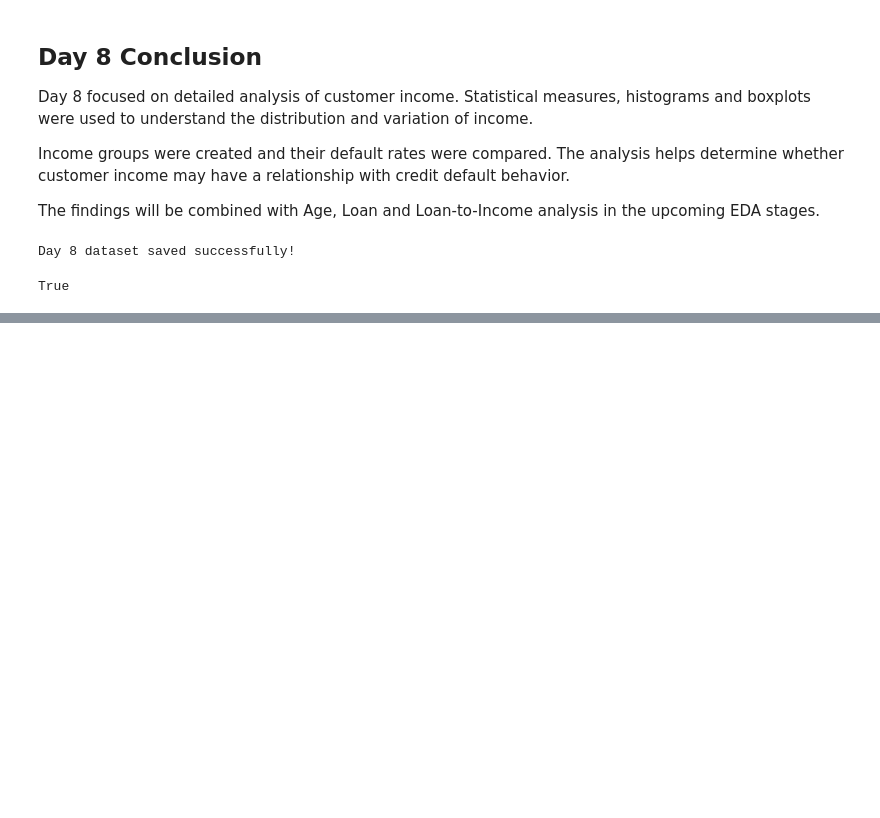
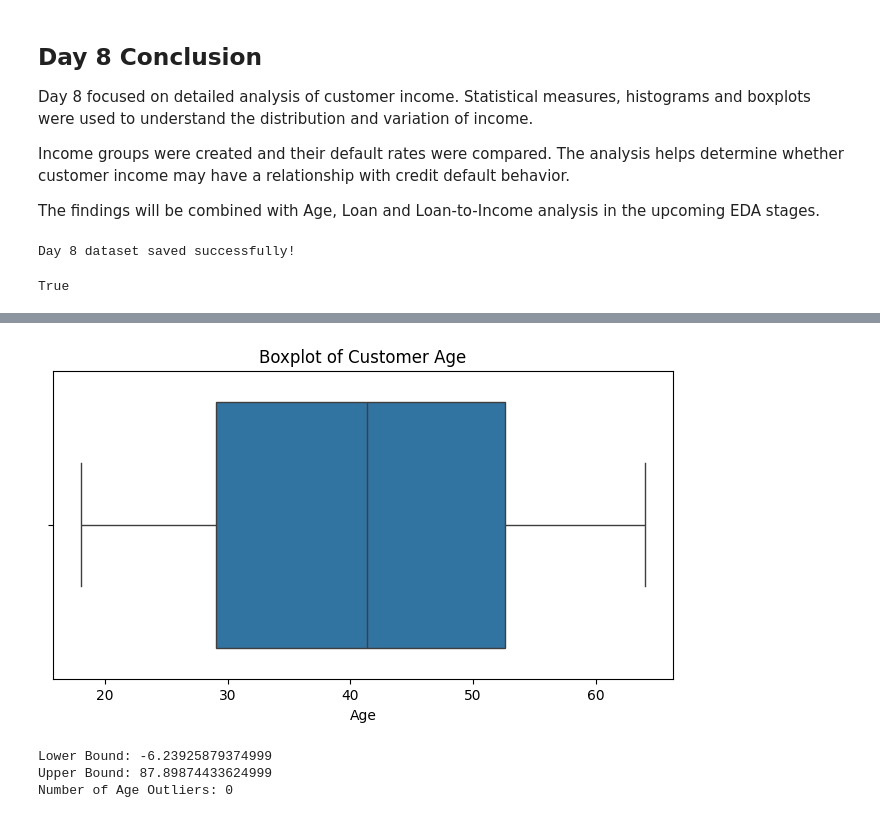
Before and after one commit to amisharout716-svg/Credit-Card-Default-, a Jupyter notebook: Credit_Card_Default_Prediction.ipynb, the cells around one changed output, grey strips where cells are left out. Cells and saved outputs as stored; diff of their text form; code cells hidden in the pictures; blank space fills up the shorter version.

```diff
--- a/Credit_Card_Default_Prediction.ipynb
+++ b/Credit_Card_Default_Prediction.ipynb
@@ -2431,0 +2530,30 @@ True
+# %%
+plt.figure(figsize=(8,4))
+
+sns.boxplot(
+    data=df,
+    x='Age'
+)
+
+plt.title('Boxplot of Customer Age')
+plt.xlabel('Age')
+
+plt.show()
+# %% [output]
+[figure, added]
+# %%
+lower_age = Q1 - 1.5 * age_IQR
+upper_age = Q3 + 1.5 * age_IQR
+
+age_outliers = df[
+    (df['Age'] < lower_age) |
+    (df['Age'] > upper_age)
+]
+
+print("Lower Bound:", lower_age)
+print("Upper Bound:", upper_age)
+print("Number of Age Outliers:", len(age_outliers))
+# %% [output]
+Lower Bound: -6.23925879374999
+Upper Bound: 87.89874433624999
+Number of Age Outliers: 0
```
Also changed, not shown: parts of 25 cells of this notebook.
